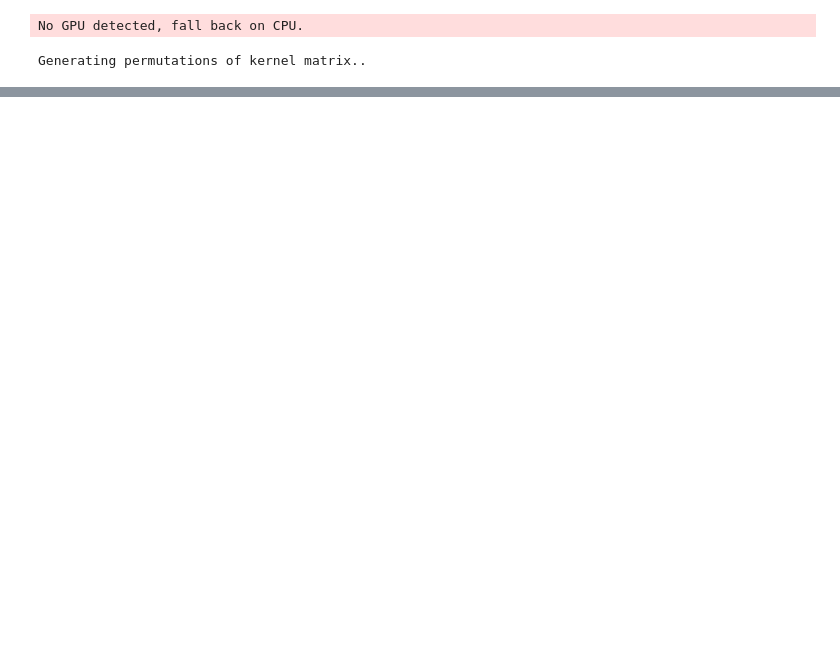
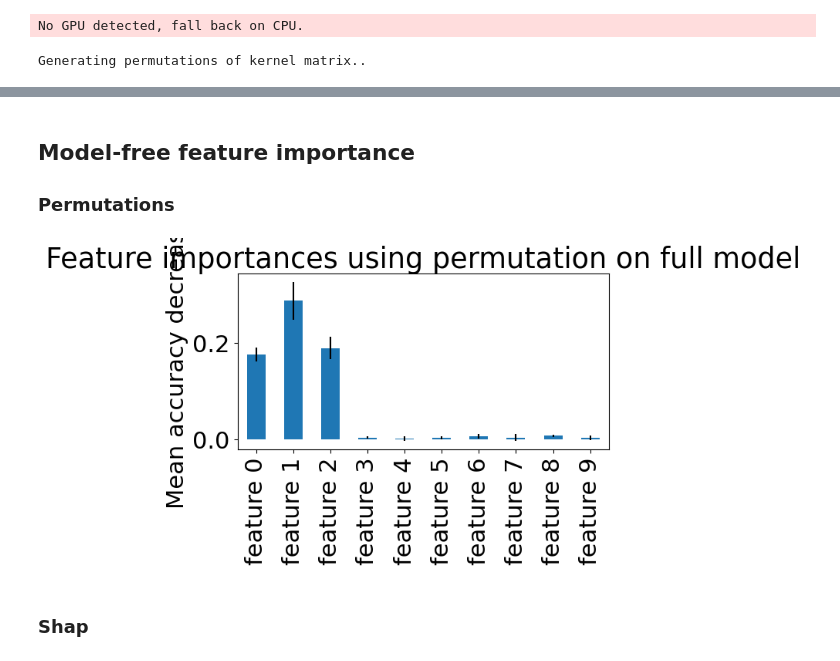
Before and after one commit to maximeLR/mlep, a Jupyter notebook: Chapter03/edition2-alibi-detect-examples/ed2-alibi-detect-ch3.ipynb, the cells around one changed output, grey strips where cells are left out. Cells and saved outputs as stored; diff of their text form; code cells hidden in the pictures; blank space fills up the shorter version.

```diff
--- a/Chapter03/edition2-alibi-detect-examples/ed2-alibi-detect-ch3.ipynb
+++ b/Chapter03/edition2-alibi-detect-examples/ed2-alibi-detect-ch3.ipynb
@@ -183,0 +130,25 @@ AttributeError: 'DataFrame' object has no attribute 'normalize'
+# %%
+from sklearn.datasets import make_classification
+from sklearn.model_selection import train_test_split
+
+X, y = make_classification(
+    n_samples=1000,
+    n_features=10,
+    n_informative=3,
+    n_redundant=0,
+    n_repeated=0,
+    n_classes=2,
+    random_state=0,
+    shuffle=False,
+)
+feature_names = [f"feature {i}" for i in range(X.shape[1])]
+X = pd.DataFrame(X,columns=feature_names)
+y = pd.DataFrame(y)
+# %%
+X_train, X_test, y_train, y_test = train_test_split(X, y, stratify=y, random_state=42)
+# %%
+from sklearn.ensemble import RandomForestClassifier
+
+
+rf = RandomForestClassifier(random_state=0)
+rf.fit(X_train, y_train)
@@ -183,0 +173,20 @@ AttributeError: 'DataFrame' object has no attribute 'normalize'
+# %% [markdown]
+## Model-free feature importance
+### Permutations
+# %%
+from sklearn.inspection import permutation_importance
+
+result = permutation_importance(rf, X_test, y_test, n_repeats=10, random_state=42, n_jobs=2)
+
+importances = pd.Series(result.importances_mean,index=feature_names)
+# %%
+fig, ax = plt.subplots()
+importances.plot.bar(yerr=result.importances_std, ax=ax)
+ax.set_title("Feature importances using permutation on full model")
+ax.set_ylabel("Mean accuracy decrease")
+fig.tight_layout()
+plt.show()
+# %% [output]
+[figure, added]
+# %% [markdown]
+### Shap
```
Also changed, not shown: parts of 35 cells of this notebook, 3 other files.
